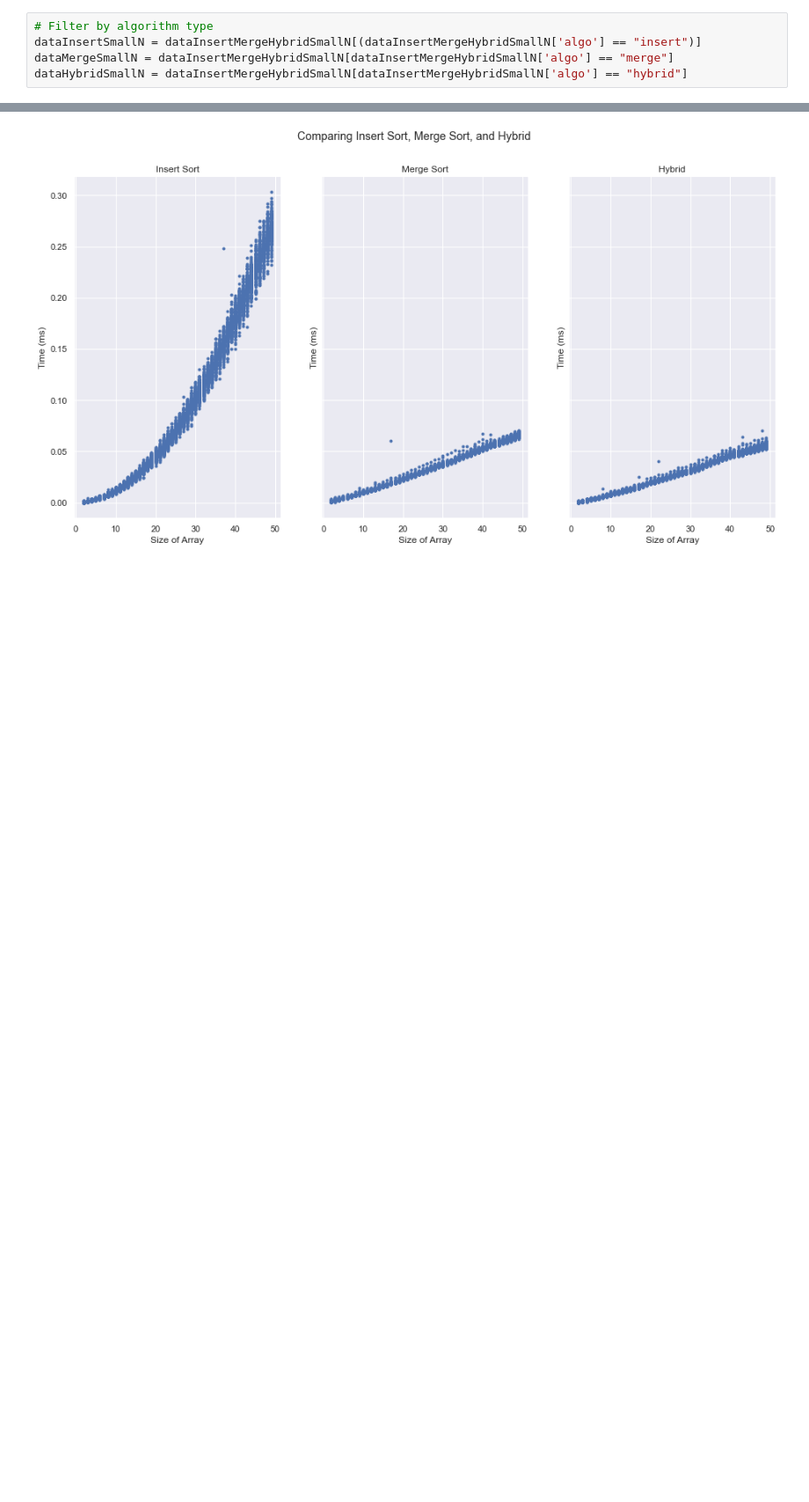
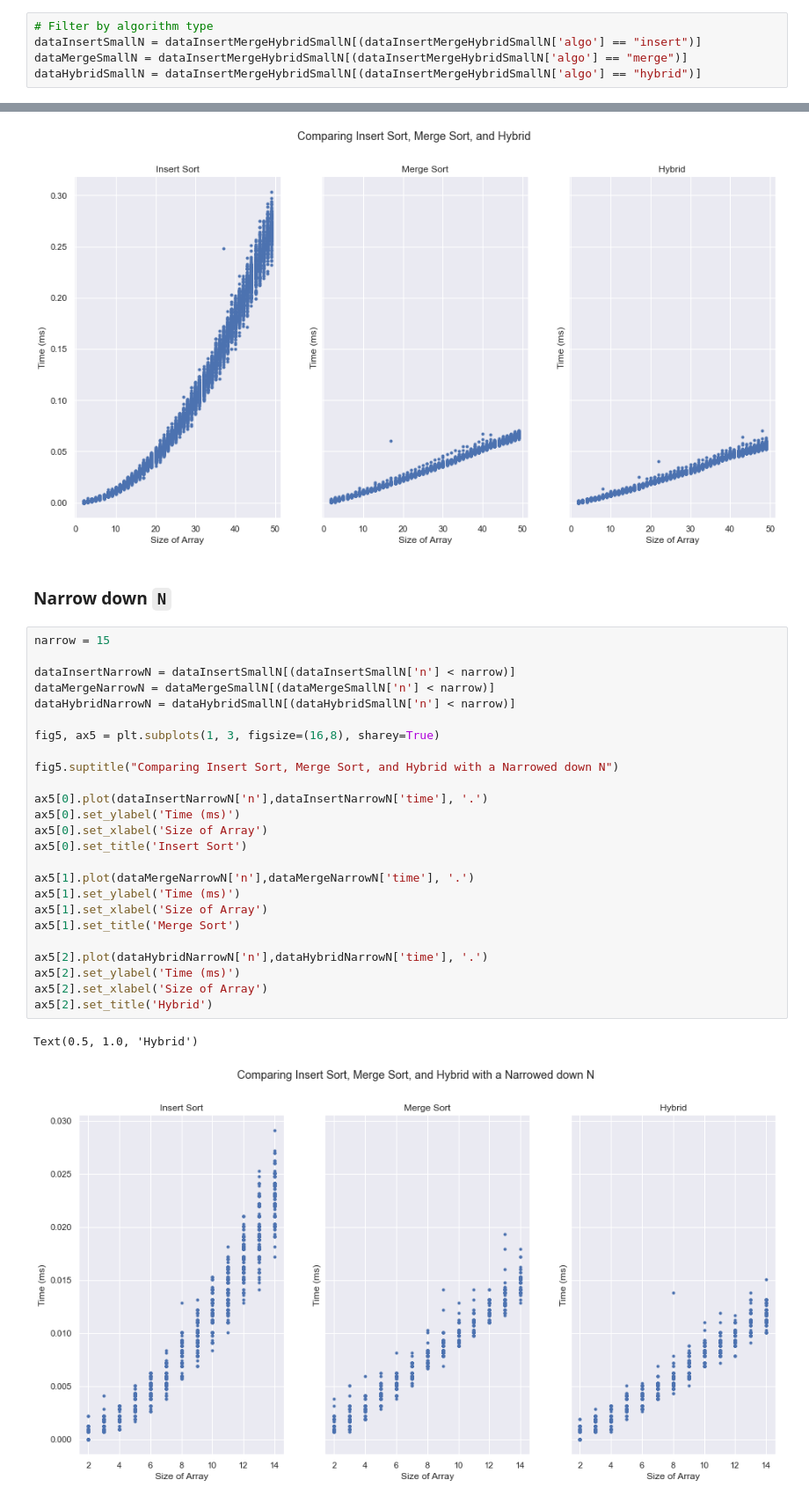
Before and after one commit to TsienJin/SC2001-Group-Projects, a Jupyter notebook: Proj1/Findings.ipynb, the cells around one changed output, grey strips where cells are left out. Shown at 88% size. Saved outputs shown, nothing was run; the diff lists cells and outputs as text; blank space fills up the shorter version.

```diff
--- a/Proj1/Findings.ipynb
+++ b/Proj1/Findings.ipynb
@@ -181,5 +181,5 @@ Index(['n', 'algo', 'time', 'comparisons'], dtype='object')
 # %%
 # Filter by algorithm type
 dataInsertSmallN = dataInsertMergeHybridSmallN[(dataInsertMergeHybridSmallN['algo'] == "insert")]
-dataMergeSmallN = dataInsertMergeHybridSmallN[dataInsertMergeHybridSmallN['algo'] == "merge"]
-dataHybridSmallN = dataInsertMergeHybridSmallN[dataInsertMergeHybridSmallN['algo'] == "hybrid"]
+dataMergeSmallN = dataInsertMergeHybridSmallN[(dataInsertMergeHybridSmallN['algo'] == "merge")]
+dataHybridSmallN = dataInsertMergeHybridSmallN[(dataInsertMergeHybridSmallN['algo'] == "hybrid")]
@@ -214,3 +207,33 @@ ax4[2].set_title('Hybrid')
 # %% [output]
 Text(0.5, 1.0, 'Hybrid')
 [figure]
+# %% [markdown]
+### Narrow down `N`
+# %%
+narrow = 15
+
+dataInsertNarrowN = dataInsertSmallN[(dataInsertSmallN['n'] < narrow)]
+dataMergeNarrowN = dataMergeSmallN[(dataMergeSmallN['n'] < narrow)]
+dataHybridNarrowN = dataHybridSmallN[(dataHybridSmallN['n'] < narrow)]
+
+fig5, ax5 = plt.subplots(1, 3, figsize=(16,8), sharey=True)
+
+fig5.suptitle("Comparing Insert Sort, Merge Sort, and Hybrid with a Narrowed down N")
+
+ax5[0].plot(dataInsertNarrowN['n'],dataInsertNarrowN['time'], '.')
+ax5[0].set_ylabel('Time (ms)')
+ax5[0].set_xlabel('Size of Array')
+ax5[0].set_title('Insert Sort')
+
+ax5[1].plot(dataMergeNarrowN['n'],dataMergeNarrowN['time'], '.')
+ax5[1].set_ylabel('Time (ms)')
+ax5[1].set_xlabel('Size of Array')
+ax5[1].set_title('Merge Sort')
+
+ax5[2].plot(dataHybridNarrowN['n'],dataHybridNarrowN['time'], '.')
+ax5[2].set_ylabel('Time (ms)')
+ax5[2].set_xlabel('Size of Array')
+ax5[2].set_title('Hybrid')
+# %% [output]
+Text(0.5, 1.0, 'Hybrid')
+[figure, added]
```
Also changed, not shown: parts of 1 cell of this notebook.
